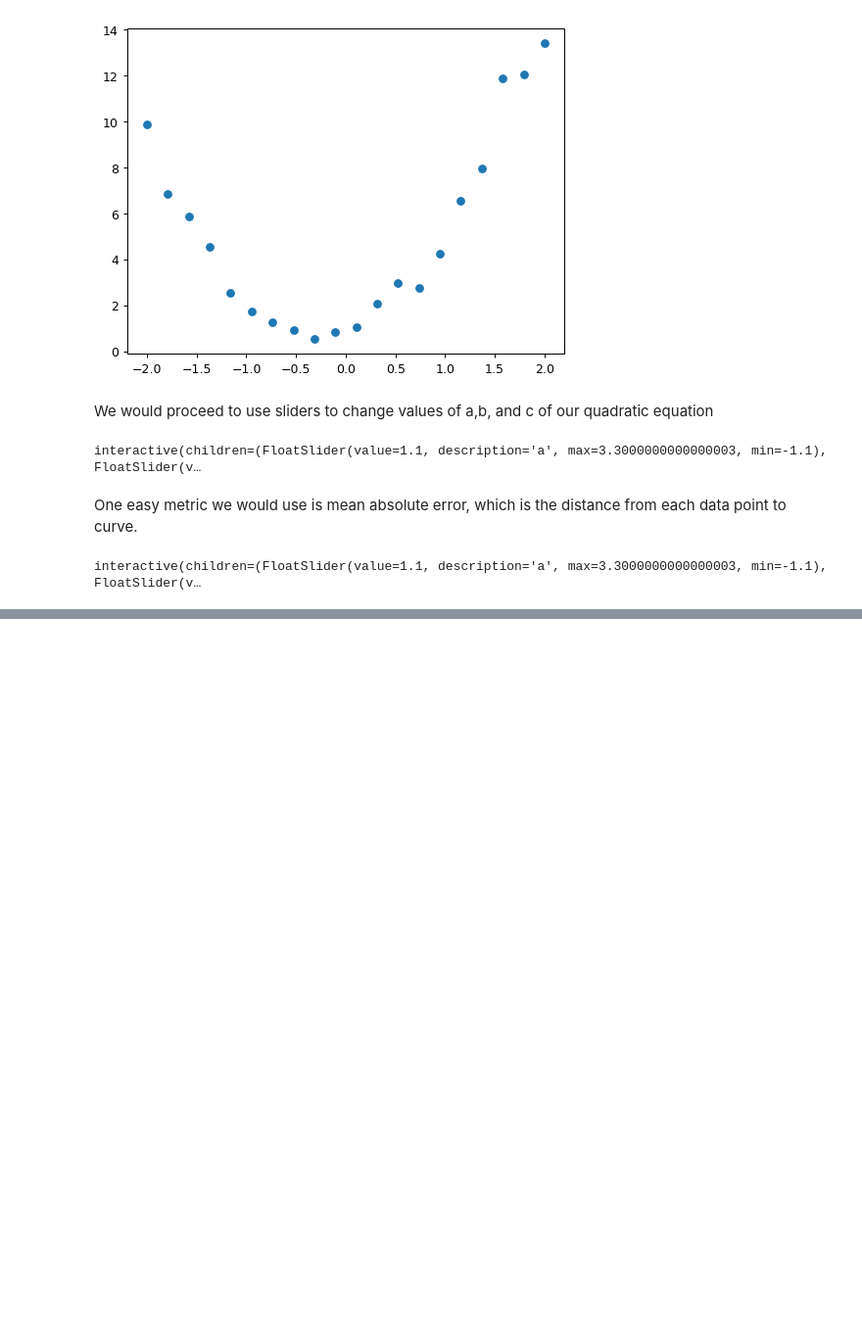
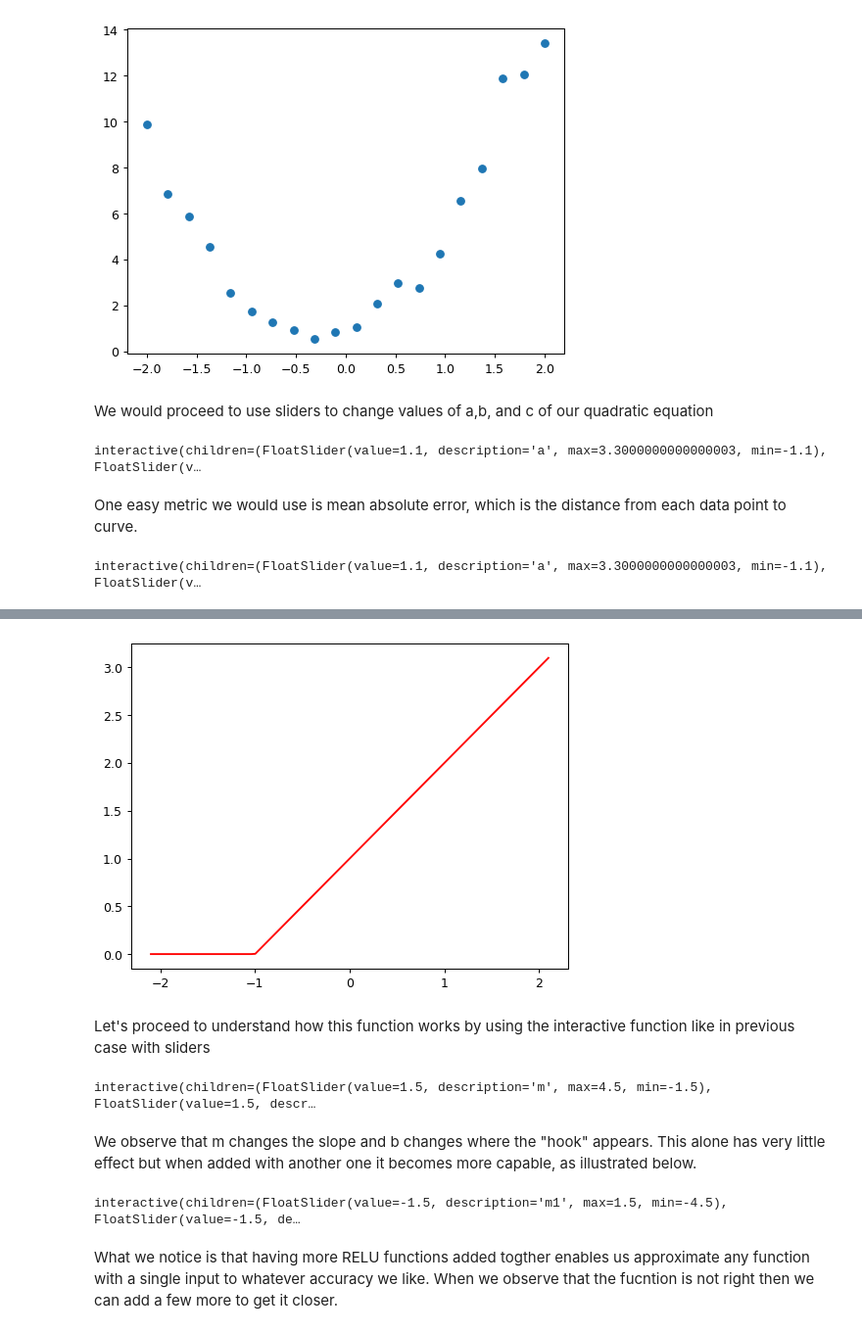
Before and after one commit to amaboh/fast_ai_dl, a Jupyter notebook: gradient_descent.ipynb, the cells around one changed output, grey strips where cells are left out. Shown at 98% size. Saved outputs shown, nothing was run; the diff lists cells and outputs as text; code cells hidden in the pictures; blank space fills up the shorter version.

```diff
--- a/gradient_descent.ipynb
+++ b/gradient_descent.ipynb
@@ -147,0 +170,27 @@ We noticed that if we keep running the loop
+# %%
+import torch.nn.functional as F
+def rectified_linear2(m,b,x): return F.relu(m*x+b)
+plot_function(partial(rectified_linear2, 1,1))
+# %% [output]
+[figure, added]
+# %% [markdown]
+Let's proceed to understand how this function works by using the interactive function like in previous case with sliders
+# %%
+@interact(m=1.5, b=1.5)
+def plot_relu(m,b):
+    plot_function(partial(rectified_linear, m, b), ylim=(-1,4))
+# %% [output]
+interactive(children=(FloatSlider(value=1.5, description='m', max=4.5, min=-1.5), FloatSlider(value=1.5, descr…
+# %% [markdown]
+We observe that m changes the slope and b changes where the "hook" appears. This alone has very little effect but when added with another one it becomes more capable, as illustrated below.
+# %%
+def double_relu(m1,b1,m2,b2,x):
+    return rectified_linear(m1,b1,x) + rectified_linear(m2,b2,x)
+
+@interact(m1=-1.5,b1=-1.5,m2=1.5, b2=1.5)
+def plot_double_relu(m1,b1,m2,b2):
+    plot_function(partial(double_relu, m1,b1,m2,b2), ylim=(-1,6))
+# %% [output]
+interactive(children=(FloatSlider(value=-1.5, description='m1', max=1.5, min=-4.5), FloatSlider(value=-1.5, de…
+# %% [markdown]
+What we notice is that having more RELU functions added togther enables us approximate any function with a single input to whatever accuracy we like. When we observe that the fucntion is not right then we can add a few more to get it closer.
```
Also changed, not shown: parts of 36 cells of this notebook, 1 other file.
